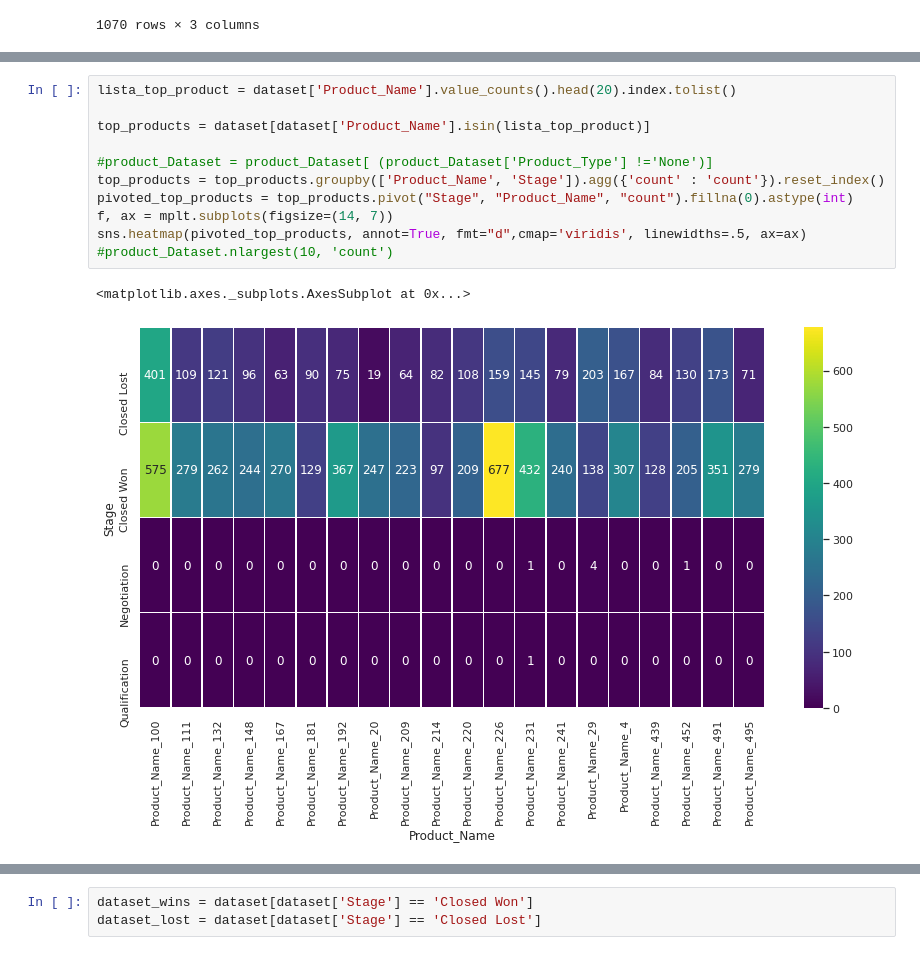
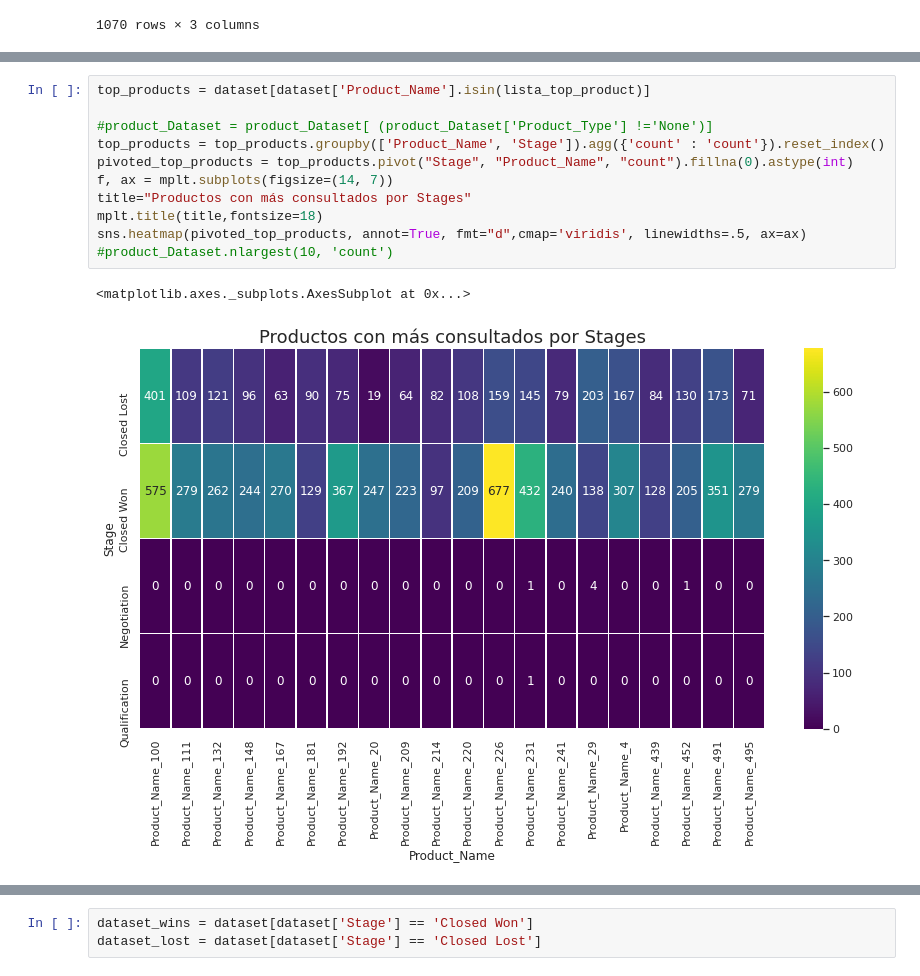
Before and after one commit to nazar9318/datos-TP1-Pandas-2c2020, a Jupyter notebook: notebook_Lucas.ipynb, the cells around one changed output, grey strips where cells are left out. Saved outputs shown, nothing was run; the diff lists cells and outputs as text.

```diff
--- a/notebook_Lucas.ipynb
+++ b/notebook_Lucas.ipynb
@@ -395,17 +420,17 @@ Name: Brand, dtype: int64
 # %%
-lista_top_product = dataset['Product_Name'].value_counts().head(20).index.tolist()
-
 top_products = dataset[dataset['Product_Name'].isin(lista_top_product)]
 
 #product_Dataset = product_Dataset[ (product_Dataset['Product_Type'] !='None')]
 top_products = top_products.groupby(['Product_Name', 'Stage']).agg({'count' : 'count'}).reset_index()
 pivoted_top_products = top_products.pivot("Stage", "Product_Name", "count").fillna(0).astype(int)
 f, ax = mplt.subplots(figsize=(14, 7))
+title="Productos con más consultados por Stages"
+mplt.title(title,fontsize=18)
 sns.heatmap(pivoted_top_products, annot=True, fmt="d",cmap='viridis', linewidths=.5, ax=ax)
 #product_Dataset.nlargest(10, 'count')
 # %% [output]
 <matplotlib.axes._subplots.AxesSubplot at 0x...>
-[figure, old version]
+[figure, new version]
 # %%
 top_quarters = dataset.groupby(['Delivery_Quarter', 'Stage']).agg({'count' : 'count'}).reset_index()
 pivoted_top_quarters = top_quarters.pivot("Stage", "Delivery_Quarter", "count").fillna(0).astype(int)
```
Also changed, not shown: parts of 29 cells of this notebook.
